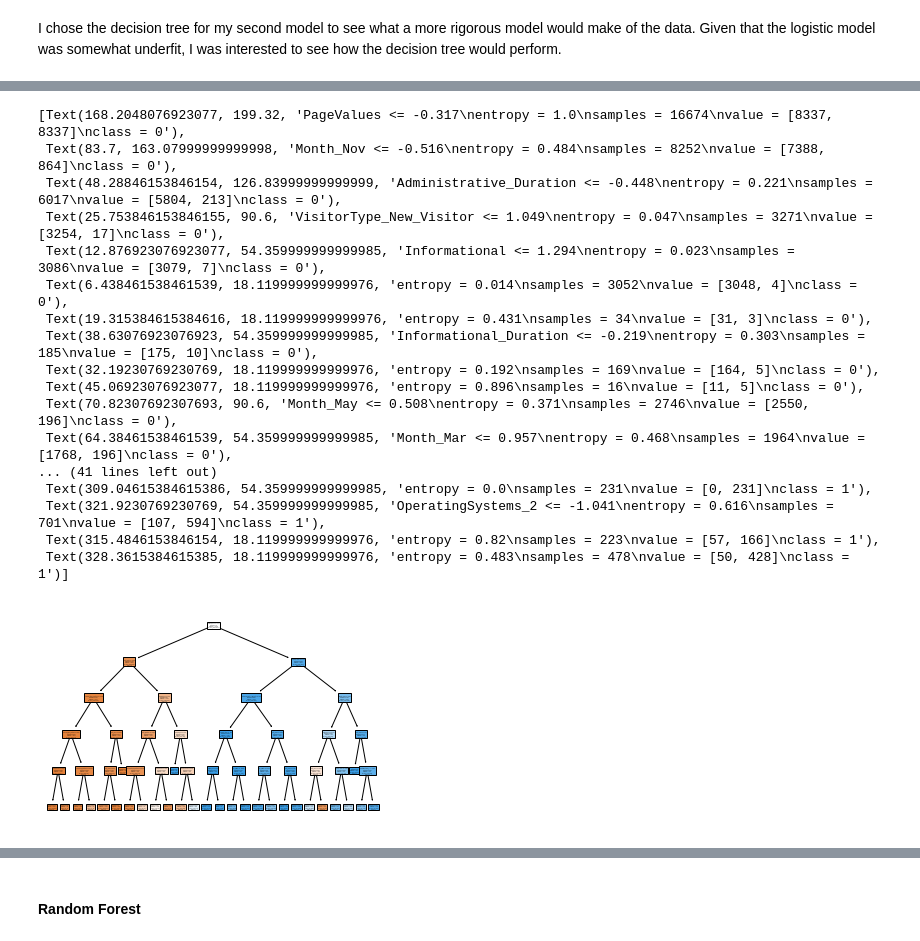
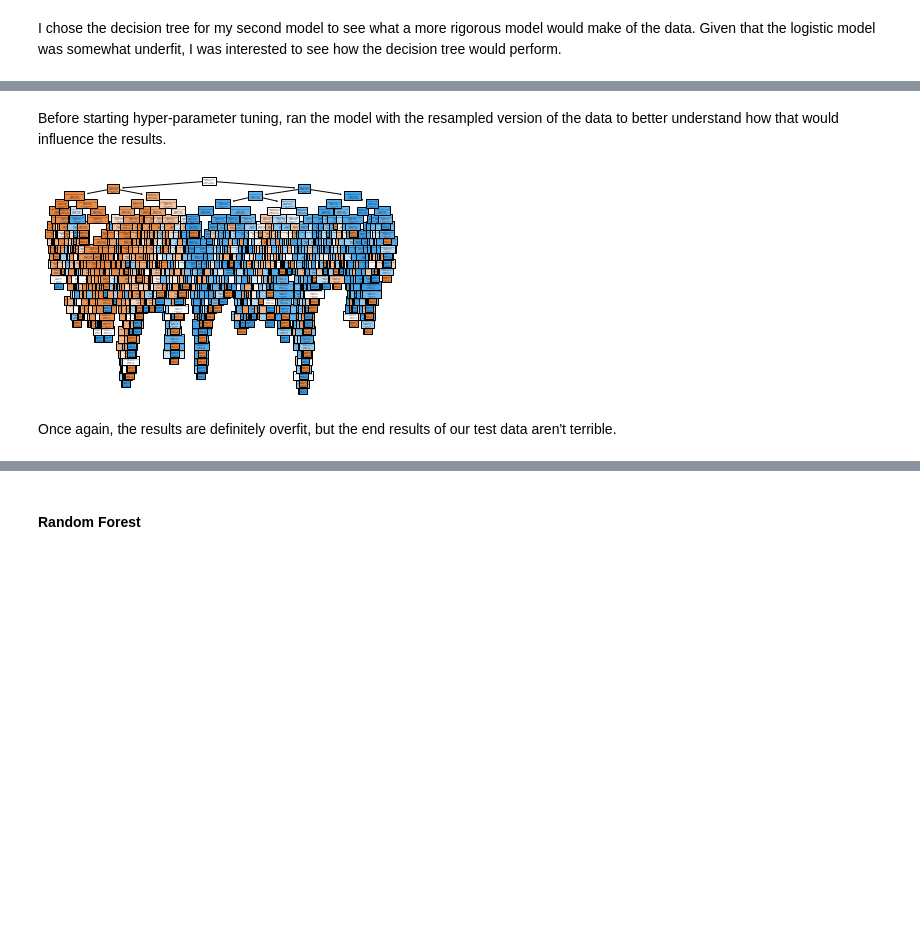
Before and after one commit to carlytsu/project3, a Jupyter notebook: Project_3_actual.ipynb, the cells around one changed output, grey strips where cells are left out. Cells and saved outputs as stored; diff of their text form; code cells hidden in the pictures; blank space fills up the shorter version.

```diff
--- a/Project_3_actual.ipynb
+++ b/Project_3_actual.ipynb
@@ -376,0 +463,14 @@ y_hat_test = manual_lr.predict(processed_test)
+# %%
+#fit the pipe with class-balanced data
+lr_pipe.fit(X_train_resampled, y_train_resampled)
+
+#make y-Hats
+y_hat_train = lr_pipe.predict(X_train_resampled)
+y_hat_test = lr_pipe.predict(X_test)
+
+#print out the metrics associated with the model
+print('SMOTE Class-Balanced Logistic Regression')
+print('Training data metrics:')
+print(classification_report(y_train_resampled, y_hat_train, target_names=target_names))
+print('Test data metrics:')
+print(classification_report(y_test, y_hat_test, target_names=target_names))
@@ -432,12 +594,17 @@ Although correcting for the class imbalance improved the data quite a bit, the f
 # %% [markdown]
 I chose the decision tree for my second model to see what a more rigorous model would make of the data. Given that the logistic model was somewhat underfit, I was interested to see how the decision tree would perform.
 # %%
-dtc = tree.DecisionTreeClassifier(criterion='entropy')
+dt_pipe = Pipeline(steps=[
+    ('ColumnTransformer', transformer),
+    ('Classifier', tree.DecisionTreeClassifier(criterion='entropy'))
+])
 
-dtc.fit(processed_train, y_train.to_numpy().reshape(-1,1))
+dt_pipe.fit(X_train, y_train)
 
-tree.plot_tree(dtc,
-             feature_names = processed_columns,
+#print(dt_pipe.score(X_test, y_test))
+
+tree.plot_tree(dt_pipe.named_steps['Classifier'],
+             feature_names = processed_cols.to_numpy(),
              class_names = np.unique(y_train).astype('str'),
-             filled=True)
+             filled=True);
 # %% [output]
@@ -486,29 +646,21 @@ weighted avg       0.87      0.86      0.86      2466
+# %% [markdown]
+Before starting hyper-parameter tuning, ran the model with the resampled version of the data to better understand how that would influence the results.
 # %%
-dtc = tree.DecisionTreeClassifier(criterion='entropy', max_depth = 5)
+dt_pipe = Pipeline(steps=[
+    ('ColumnTransformer', transformer),
+    ('Classifier', tree.DecisionTreeClassifier(criterion='entropy'))
+])
 
-dtc.fit(X_train_resampled, y_train_resampled)
+dt_pipe.fit(X_train_resampled, y_train_resampled)
 
-tree.plot_tree(dtc,
-             feature_names = processed_columns,
+#print(dt_pipe.score(X_test, y_test))
+
+tree.plot_tree(dt_pipe.named_steps['Classifier'],
+             feature_names = processed_cols.to_numpy(),
              class_names = np.unique(y_train).astype('str'),
-             filled=True)
+             filled=True);
 # %% [output]
-[Text(168.2048076923077, 199.32, 'PageValues <= -0.317\nentropy = 1.0\nsamples = 16674\nvalue = [8337, 8337]\nclass = 0'),
- Text(83.7, 163.07999999999998, 'Month_Nov <= -0.516\nentropy = 0.484\nsamples = 8252\nvalue = [7388, 864]\nclass = 0'),
- Text(48.28846153846154, 126.83999999999999, 'Administrative_Duration <= -0.448\nentropy = 0.221\nsamples = 6017\nvalue = [5804, 213]\nclass = 0'),
- Text(25.753846153846155, 90.6, 'VisitorType_New_Visitor <= 1.049\nentropy = 0.047\nsamples = 3271\nvalue = [3254, 17]\nclass = 0'),
- Text(12.876923076923077, 54.359999999999985, 'Informational <= 1.294\nentropy = 0.023\nsamples = 3086\nvalue = [3079, 7]\nclass = 0'),
- Text(6.438461538461539, 18.119999999999976, 'entropy = 0.014\nsamples = 3052\nvalue = [3048, 4]\nclass = 0'),
- Text(19.315384615384616, 18.119999999999976, 'entropy = 0.431\nsamples = 34\nvalue = [31, 3]\nclass = 0'),
- Text(38.63076923076923, 54.359999999999985, 'Informational_Duration <= -0.219\nentropy = 0.303\nsamples = 185\nvalue = [175, 10]\nclass = 0'),
- Text(32.19230769230769, 18.119999999999976, 'entropy = 0.192\nsamples = 169\nvalue = [164, 5]\nclass = 0'),
- Text(45.06923076923077, 18.119999999999976, 'entropy = 0.896\nsamples = 16\nvalue = [11, 5]\nclass = 0'),
- Text(70.82307692307693, 90.6, 'Month_May <= 0.508\nentropy = 0.371\nsamples = 2746\nvalue = [2550, 196]\nclass = 0'),
- Text(64.38461538461539, 54.359999999999985, 'Month_Mar <= 0.957\nentropy = 0.468\nsamples = 1964\nvalue = [1768, 196]\nclass = 0'),
-... (41 lines left out)
- Text(309.04615384615386, 54.359999999999985, 'entropy = 0.0\nsamples = 231\nvalue = [0, 231]\nclass = 1'),
- Text(321.9230769230769, 54.359999999999985, 'OperatingSystems_2 <= -1.041\nentropy = 0.616\nsamples = 701\nvalue = [107, 594]\nclass = 1'),
- Text(315.4846153846154, 18.119999999999976, 'entropy = 0.82\nsamples = 223\nvalue = [57, 166]\nclass = 1'),
- Text(328.3615384615385, 18.119999999999976, 'entropy = 0.483\nsamples = 478\nvalue = [50, 428]\nclass = 1')]
-[figure, old version]
+[figure, new version]
+# %% [markdown]
+Once again, the results are definitely overfit, but the end results of our test data aren't terrible.
 # %%
```
Also changed, not shown: parts of 86 cells of this notebook, 11 other files.
